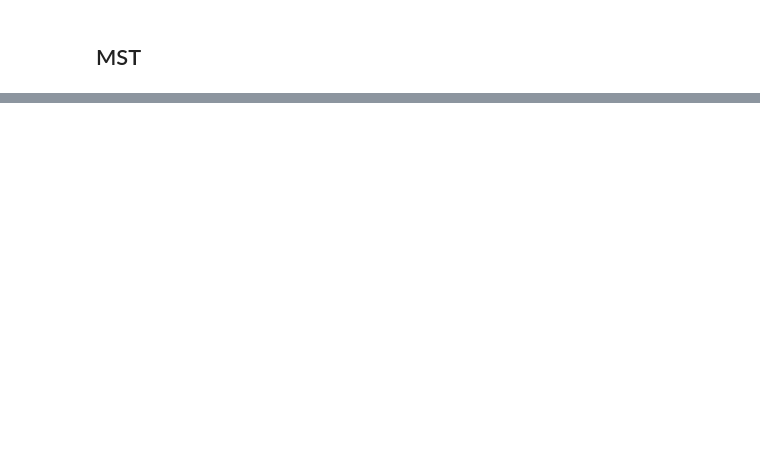
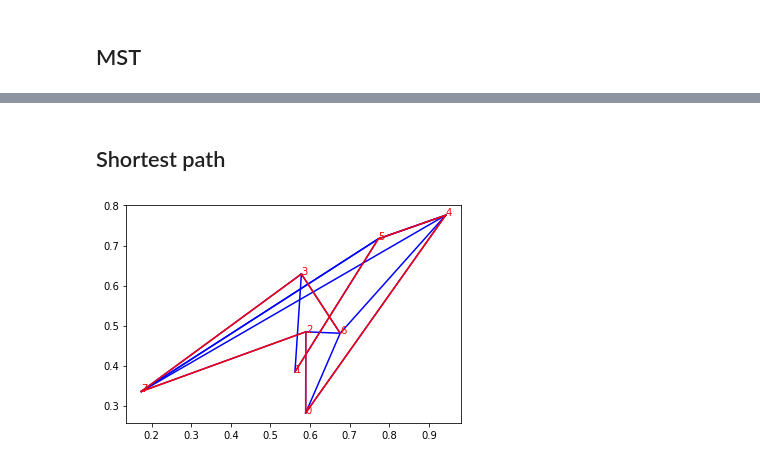
Before and after one commit to XuHangkun/BaseAlgorithm, a Jupyter notebook: examples/test_graph.ipynb, the cells around one changed output, grey strips where cells are left out. Drawn from its saved outputs; the diff is of its cells as text; code cells hidden in the pictures; blank space fills up the shorter version.

Commit message:
Add BellmanFordSP

```diff
--- a/examples/test_graph.ipynb
+++ b/examples/test_graph.ipynb
@@ -93,0 +88,24 @@ False
+# %% [markdown]
+## Shortest path
+# %%
+#load graph
+from BaseAlgorithm.graph.edgeweighteddigraph import EdgeWeightedDiGraph,DijkstraSP,BellmanFordSP
+edge_weighted_digr = EdgeWeightedDiGraph()
+edge_weighted_digr.load_graph("./data/tinyEWG.txt")
+fig_digr_tinyEWG = plt.figure()
+points = DrawEWGraph(edge_weighted_digr,color="blue")
+#Shortest Path Alg
+#dijsp = DijkstraSP(edge_weighted_digr,0)
+bell = BellmanFordSP(edge_weighted_digr,0)
+edges = dijsp.edges()
+for edge in edges:
+    if not edge:
+        continue
+    v = edge.either()
+    w = edge.other(v)
+    xx = [points[v][0],points[w][0]]
+    yy = [points[v][1],points[w][1]]
+    plt.plot(xx,yy,color="red")
+plt.show()
+# %% [output]
+[figure, added]
```
Also changed, not shown: parts of 3 cells of this notebook, 3 other files.
